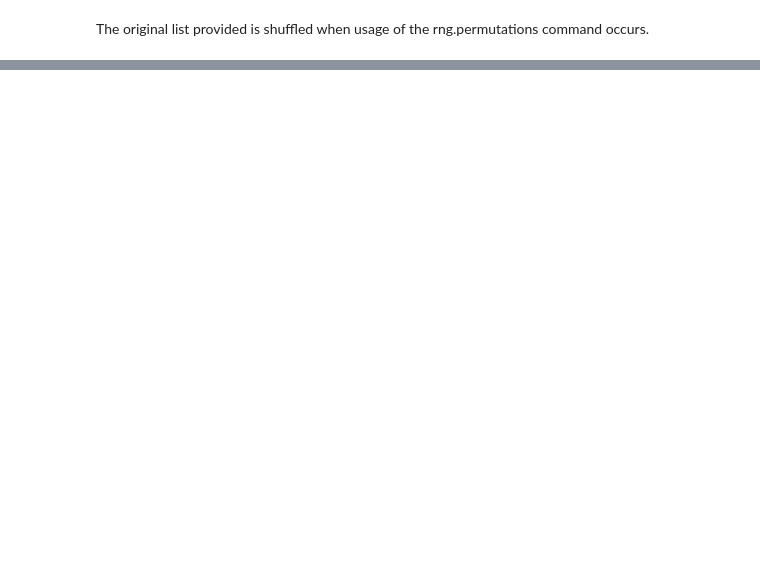
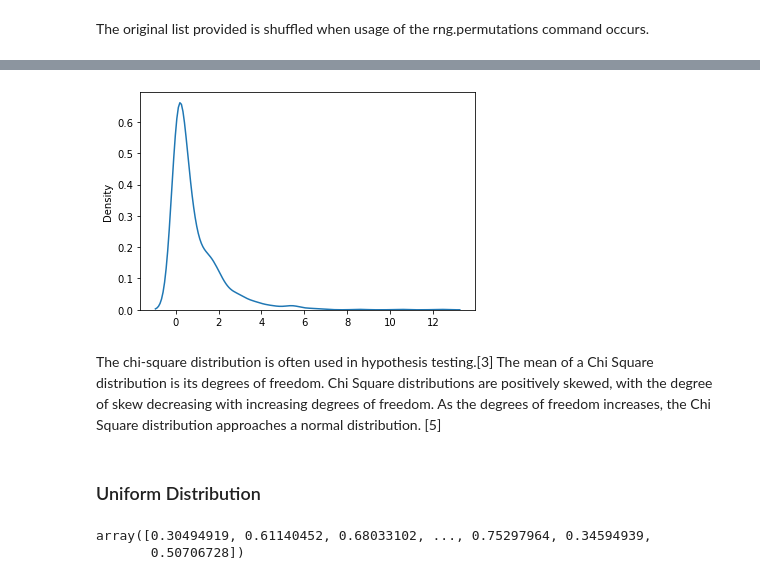
Before and after one commit to Lennyc123/PDA-assignment2020, a Jupyter notebook: Programming for Data Analysis Assignment 2020 Leonard Curtin.ipynb, the cells around one changed output, grey strips where cells are left out. Drawn from its saved outputs; the diff is of its cells as text; code cells hidden in the pictures; blank space fills up the shorter version.

```diff
--- a/Programming for Data Analysis Assignment 2020 Leonard Curtin.ipynb
+++ b/Programming for Data Analysis Assignment 2020 Leonard Curtin.ipynb
@@ -147,0 +212,23 @@ NameError: name 'np' is not defined
+# %%
+#Visualization of Chi Square Distribution - reference[4]
+import matplotlib.pyplot as plt
+import seaborn as sns
+
+rng = np.random.default_rng()
+#Creation of distplot
+sns.distplot(rng.chisquare(df=1, size=1000), hist=False)
+
+plt.show()
+# %% [output]
+[figure, added]
+# %% [markdown]
+The chi-square distribution is often used in hypothesis testing.[3] The mean of a Chi Square distribution is its degrees of freedom. Chi Square distributions are positively skewed, with the degree of skew decreasing with increasing degrees of freedom. As the degrees of freedom increases, the Chi Square distribution approaches a normal distribution. [5]
+# %% [markdown]
+### Uniform Distribution
+# %%
+rng = np.random.default_rng()
+histval = rng.uniform(0, 1.0, size=10000)
+histval
+# %% [output]
+array([0.30494919, 0.61140452, 0.68033102, ..., 0.75297964, 0.34594939,
+       0.50706728])
```
Also changed, not shown: parts of 75 cells of this notebook, 1 other file.
